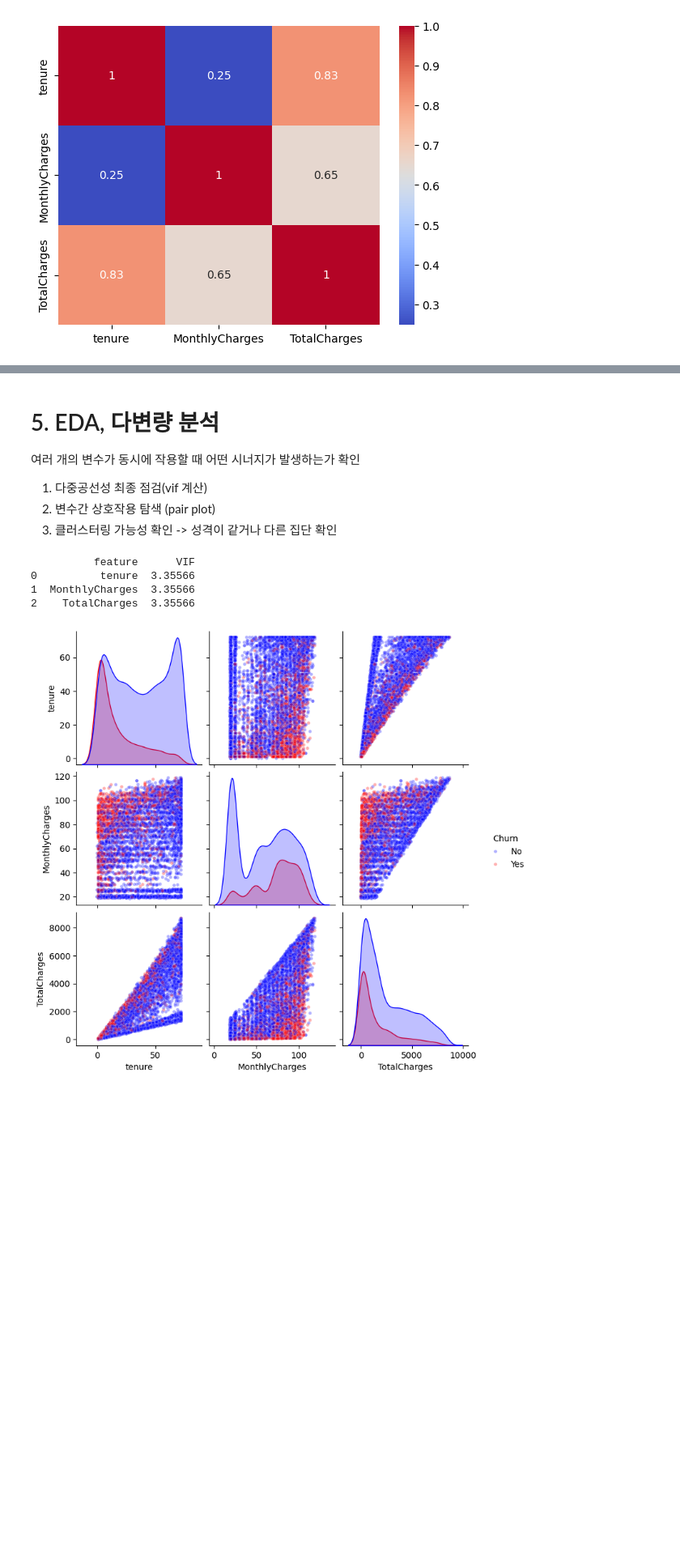
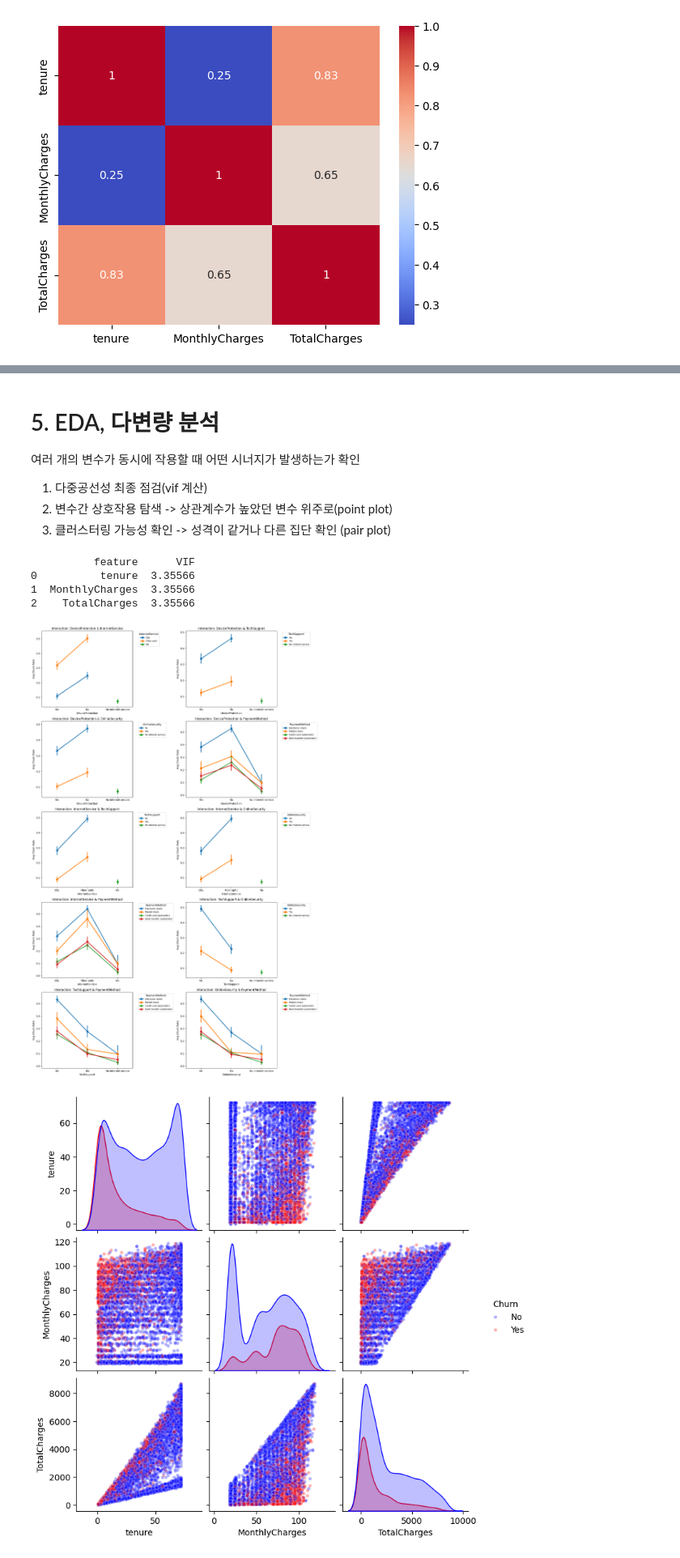
Before and after one commit to sujeengim/telco-customer-churn-prediction, a Jupyter notebook: practice1.ipynb, the cells around one changed output, grey strips where cells are left out. Shown at 81% size. Cells and saved outputs as stored; diff of their text form; code cells hidden in the pictures; blank space fills up the shorter version.

```diff
--- a/practice1.ipynb
+++ b/practice1.ipynb
@@ -485,8 +531,8 @@ plt.show()
 여러 개의 변수가 동시에 작용할 때 어떤 시너지가 발생하는가 확인
 
 1. 다중공선성 최종 점검(vif 계산)
-2. 변수간 상호작용 탐색 (pair plot)
-3. 클러스터링 가능성 확인 -> 성격이 같거나 다른 집단 확인
+2. 변수간 상호작용 탐색 -> 상관계수가 높았던 변수 위주로(point plot)
+3. 클러스터링 가능성 확인 -> 성격이 같거나 다른 집단 확인 (pair plot)
 # %%
 '''다중공선성 확인 (vif)'''
 df5 = df4.copy()
@@ -507,4 +553,42 @@ print(vif_df)
 0          tenure  3.35566
 1  MonthlyCharges  3.35566
 2    TotalCharges  3.35566
+# %%
+'''상호작용 (point plot)'''
+import seaborn as sns
+import matplotlib.pyplot as plt
+from itertools import combinations
+
+# 1. 시각화용 데이터 준비 (X_train과 y_train 결합)
+train_plot = X_train.copy()
+train_plot['Churn_Num'] = y_train.map({'Yes': 1, 'No': 0})
+
+# 2. 상호작용을 확인하고 싶은 '주요' 범주형 컬럼 리스트
+# 이탈률 차이가 컸던 핵심 변수 위주로
+target_cols = ['DeviceProtection', 'InternetService', 'TechSupport', 'OnlineSecurity', 'PaymentMethod']
+
+# 3. 모든 가능한 2개 조합(Pair) 생성
+combos = list(combinations(target_cols, 2))
+
+# 4. 반복문을 통한 자동 시각화
+# subplot을 쓰면 한눈에 보기 편합니다. (예: 2열로 배치)
+n_rows = (len(combos) + 1) // 2
+fig, axs = plt.subplots(n_rows, 2, figsize=(16, n_rows * 5))
+axs = axs.flatten()
+
+for i, (col1, col2) in enumerate(combos):
+    # 각 조합에 대해 pointplot 생성
+    sns.pointplot(data=train_plot, x=col1, y='Churn_Num', hue=col2, ax=axs[i])
+    axs[i].set_title(f'Interaction: {col1} & {col2}', fontsize=12)
+    axs[i].set_ylabel('Avg Churn Rate')
+    axs[i].legend(title=col2, bbox_to_anchor=(1.05, 1), loc='upper left', fontsize='small')
+
+# 사용하지 않는 빈 서브플롯 숨기기
+for j in range(i + 1, len(axs)):
+    axs[j].axis('off')
+
+plt.tight_layout()
+plt.show()
+# %% [output]
+[figure, added]
 # %%
```
Also changed, not shown: parts of 5 cells of this notebook.
